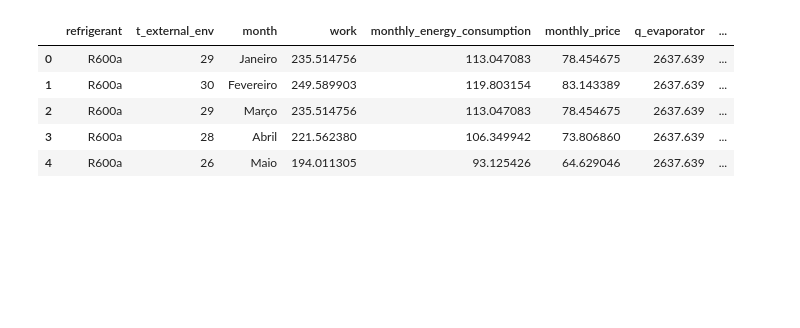
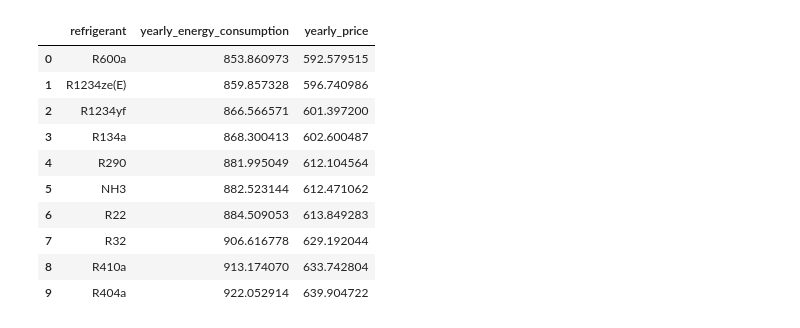
Before and after one commit to pflpedrosa/refrigeration-cycle-optimization, a Jupyter notebook: src/dataframes_transformation.ipynb, the cells around one changed output. Saved outputs shown, nothing was run; the diff lists cells and outputs as text; code cells hidden in the pictures; blank space fills up the shorter version.

Commit message:
reruns optimization with R32 and a few tweaks, renames files, formats optimiation and removes old optimzation runs

```diff
--- a/src/dataframes_transformation.ipynb
+++ b/src/dataframes_transformation.ipynb
@@ -201,9 +205,51 @@ result_two_evaporators_exergy_efficiency
 # %%
-basic_cop.head()
+basic_cop = pd.read_excel('./results/basic_cop.xlsx')
+
+month_dict = {
+    'Janeiro': 31,
+    'Fevereiro': 28,
+    'Março': 31,
+    'Abril': 30,
+    'Maio': 31,
+    'Junho': 30,
+    'Julho': 31,
+    'Agosto': 31,
+    'Setembro': 30,
+    'Outubro': 31,
+    'Novembro': 30,
+    'Dezembro': 31
+}
+month_number_of_days = pd.DataFrame(list(month_dict.items()))
+month_number_of_days.rename(columns = {0: 'month', 1: 'number_of_days'}, inplace = True)
+merged = basic_cop.merge(month_number_of_days, how='inner', on=['month'])
+
+hours_turned_on = 8
+number_of_devices = 2
+to_kw_conversion = 1 / 1000
+merged['corrected_monthly_energy_consumption'] = \
+    number_of_devices * merged['work'] * hours_turned_on * merged['number_of_days'] * to_kw_conversion
+
+result = merged[['refrigerant','corrected_monthly_energy_consumption']]\
+    .rename(columns={'corrected_monthly_energy_consumption': 'yearly_energy_consumption'})\
+    .groupby(by='refrigerant')\
+    .sum()\
+    .rename(columns={'corrected_monthly_energy_consumption': 'yearly_energy_consumption'})\
+    .sort_values(by='yearly_energy_consumption')\
+    .reset_index()
+
+kwh_price = 0.694
+result['yearly_price'] = result['yearly_energy_consumption'] * kwh_price
+
+result
 # %% [output]
-|  | refrigerant | t_external_env | month | work | monthly_energy_consumption | monthly_price | q_evaporator | ... |
-| 0 | R600a | 29 | Janeiro | 235.514756 | 113.047083 | 78.454675 | 2637.639 | ... |
-| 1 | R600a | 30 | Fevereiro | 249.589903 | 119.803154 | 83.143389 | 2637.639 | ... |
-| 2 | R600a | 29 | Março | 235.514756 | 113.047083 | 78.454675 | 2637.639 | ... |
-| 3 | R600a | 28 | Abril | 221.562380 | 106.349942 | 73.806860 | 2637.639 | ... |
-| 4 | R600a | 26 | Maio | 194.011305 | 93.125426 | 64.629046 | 2637.639 | ... |
+|  | refrigerant | yearly_energy_consumption | yearly_price |
+| 0 | R600a | 853.860973 | 592.579515 |
+| 1 | R1234ze(E) | 859.857328 | 596.740986 |
+| 2 | R1234yf | 866.566571 | 601.397200 |
+| 3 | R134a | 868.300413 | 602.600487 |
+| 4 | R290 | 881.995049 | 612.104564 |
+| 5 | NH3 | 882.523144 | 612.471062 |
+| 6 | R22 | 884.509053 | 613.849283 |
+| 7 | R32 | 906.616778 | 629.192044 |
+| 8 | R410a | 913.174070 | 633.742804 |
+| 9 | R404a | 922.052914 | 639.904722 |
```
Also changed, not shown: parts of 4 cells of this notebook, 13 other files.
